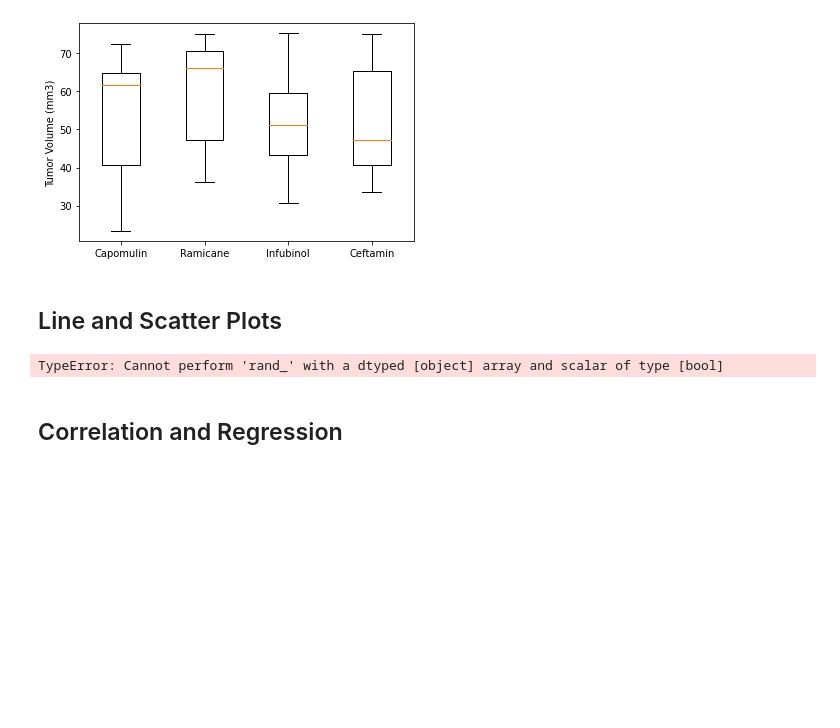
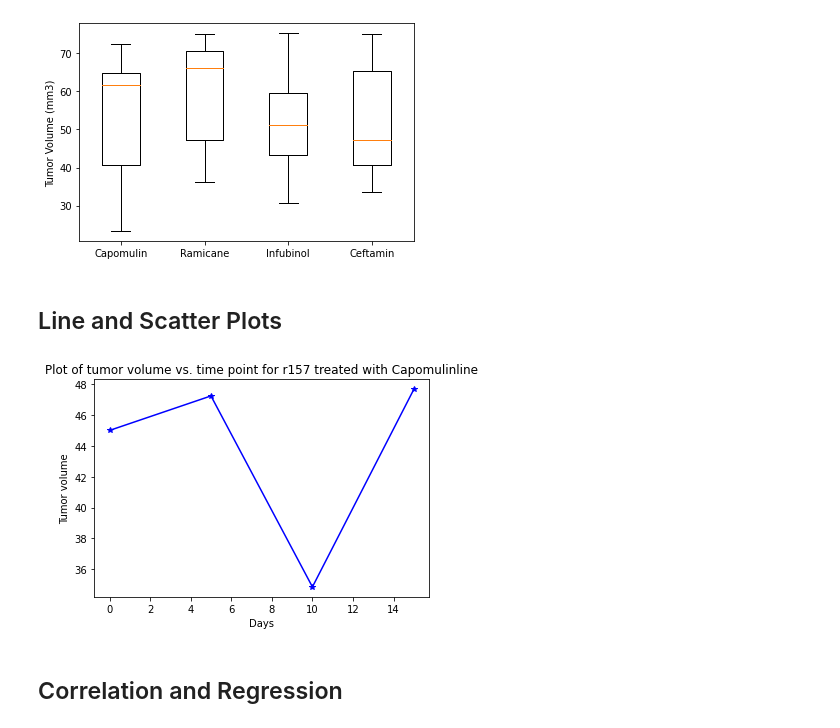
Before and after one commit to rrgpal-dev/MatPlotLib-work, a Jupyter notebook: pymaceuticals_starter.ipynb, the cells around one changed output. Cells and saved outputs as stored; diff of their text form; code cells hidden in the pictures; blank space fills up the shorter version.

Commit message:
line plot

```diff
--- a/pymaceuticals_starter.ipynb
+++ b/pymaceuticals_starter.ipynb
@@ -219,12 +219,15 @@ plt.show()
 ## Line and Scatter Plots
 # %%
 # Generate a line plot of tumor volume vs. time point for a mouse treated with Capomulinline
+linedf = cmd[(cmd["Drug Regimen"] == "Capomulin") & (cmd["Mouse ID"] == "r157")]
 
-linedf = cmd[(cmd["Drug Regimen"] == "Capomulin" & cmd["Mouse ID"] == "r157")    ]
-
-linedf
+plt.plot(linedf["Timepoint"], linedf["Tumor Volume (mm3)"], color="blue",marker="*")
+plt.title("Plot of tumor volume vs. time point for r157 treated with Capomulinline")
+plt.xlabel("Days")
+plt.ylabel("Tumor volume")
+plt.show()
 # %% [output]
-TypeError: Cannot perform 'rand_' with a dtyped [object] array and scalar of type [bool]
+[figure, added]
 # %%
 # Generate a scatter plot of average tumor volume vs. mouse weight for the Capomulin regimen
 # %% [markdown]
```
